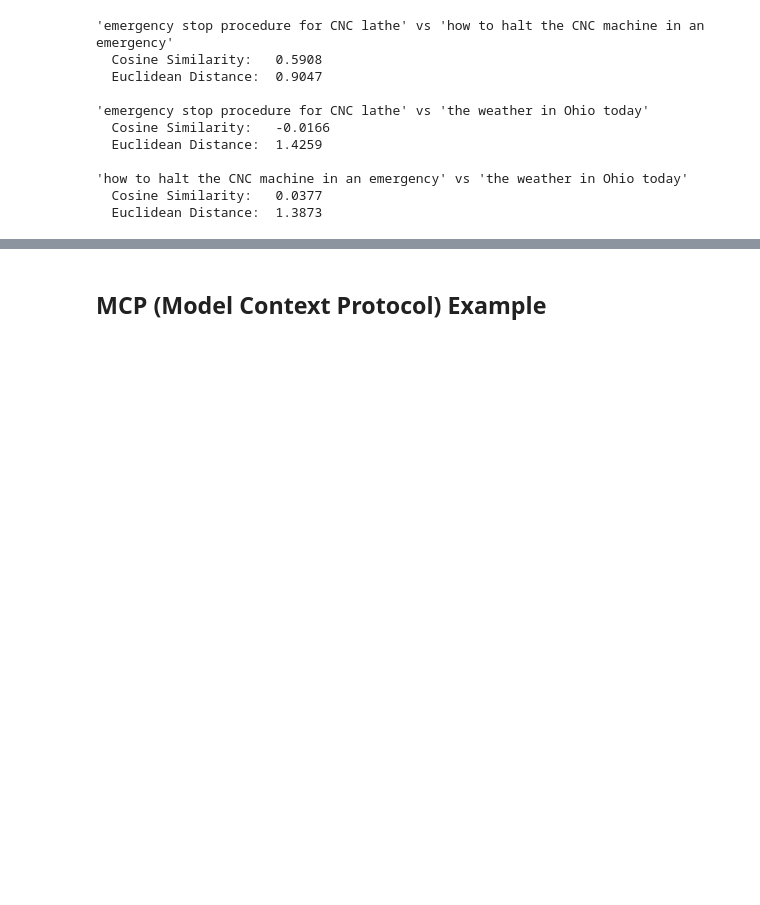
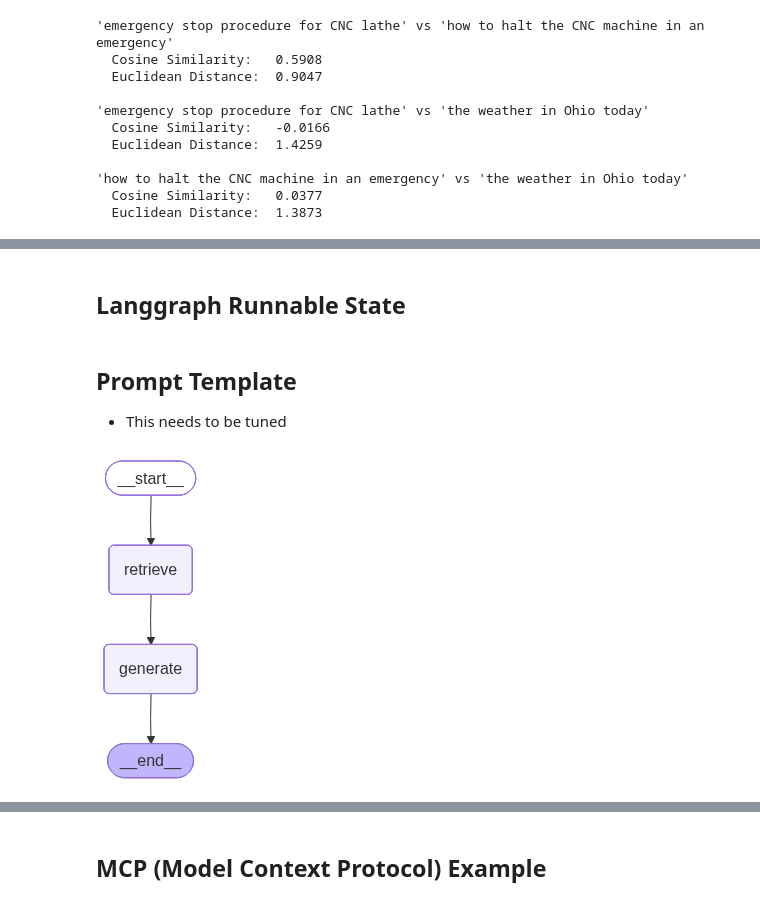
Before and after one commit to fryan2503/llm_workshop, a Jupyter notebook: presentation_code_along.ipynb, the cells around one changed output, grey strips where cells are left out. Drawn from its saved outputs; the diff is of its cells as text; code cells hidden in the pictures; blank space fills up the shorter version.

```diff
--- a/presentation_code_along.ipynb
+++ b/presentation_code_along.ipynb
@@ -281,0 +322,2 @@ print(safe_sql_agent('DROP TABLE policy_updates;'))
+# %% [markdown]
+## Langgraph Runnable State
@@ -281,0 +331,27 @@ print(safe_sql_agent('DROP TABLE policy_updates;'))
+# %% [markdown]
+## Prompt Template
+- This needs to be tuned
+# %%
+def retrieve(state):
+    """
+    Retrieve documents from vectorstore using the user question.
+    """
+    print("---RETRIEVE---")
+    question = state["question"] # we are assessing the state dict's question
+    documents = retriever.invoke(question)
+    # print(f"Retrieved {len(documents)} documents")
+    print(documents[0].metadata)
+    return {"documents": documents}
+
+
+def generate(state):
+    """
+    Generate an answer using the retrieved documents.
+    """
+    print("---GENERATE---")
+    question = state["question"]
+    documents = state["documents"]
+    context = "\n".join([doc.page_content for doc in documents])
+    prompt = rag_prompt.format(context=context, question=question)
+    generation = llm.invoke([HumanMessage(content=prompt)])
+    return {"generation": generation}
@@ -281,0 +377,21 @@ print(safe_sql_agent('DROP TABLE policy_updates;'))
+# %%
+from IPython.display import Image, display
+
+builder = StateGraph(State)
+
+# Nodes
+builder.add_node("retrieve", retrieve)
+builder.add_node("generate", generate)
+
+# Edges: START → retrieve → generate → END
+builder.add_edge(START, "retrieve")
+builder.add_edge("retrieve", "generate")
+builder.add_edge("generate", END)
+
+# Compile
+graph = builder.compile()
+
+# Visualise
+display(Image(graph.get_graph().draw_mermaid_png()))
+# %% [output]
+[figure, added]
```
Also changed, not shown: parts of 55 cells of this notebook, 9 other files.
